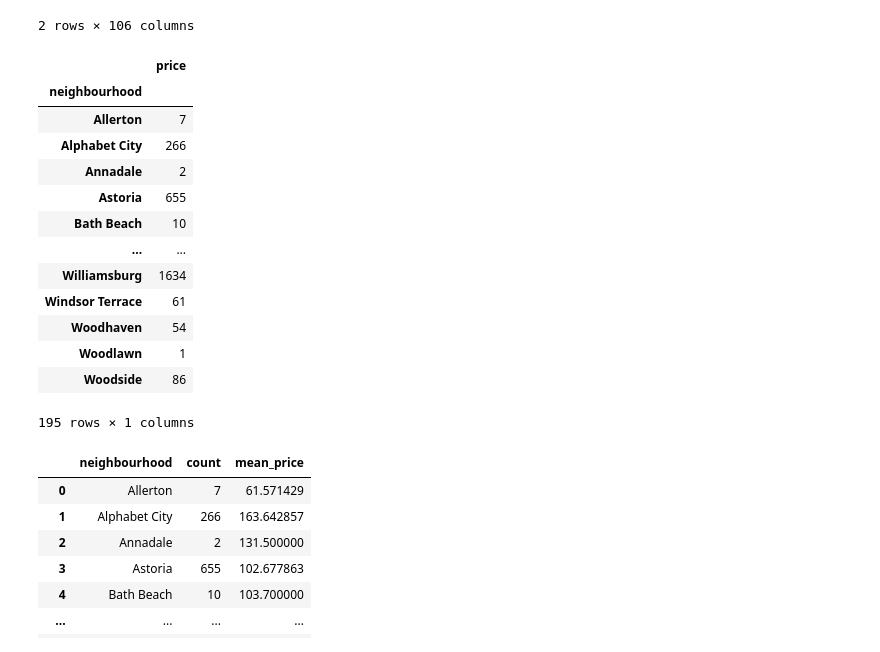
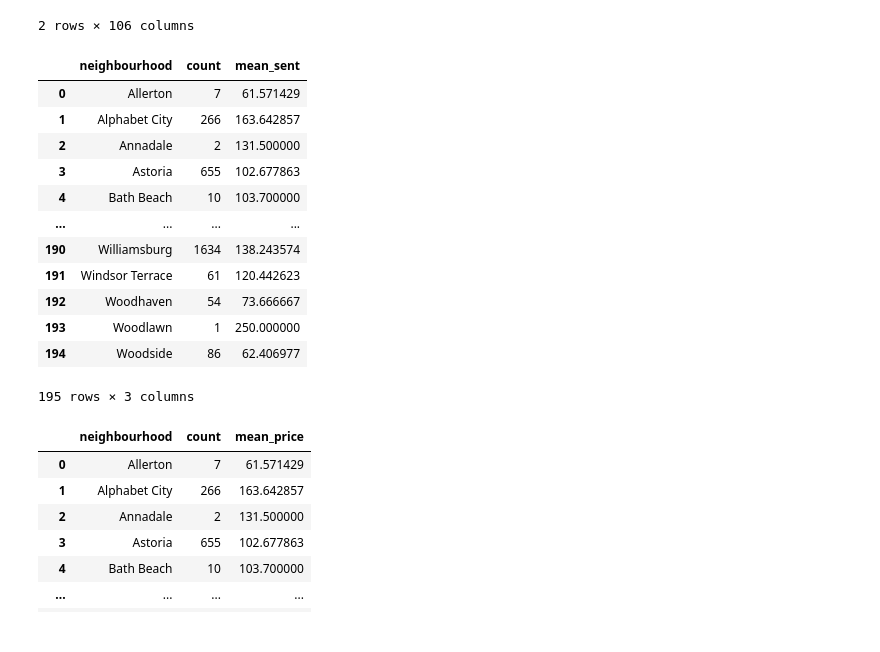
Before and after one commit to belisariomontesinos/AirBnb, a Jupyter notebook: AIrbnb.ipynb, the cells around one changed output. Drawn from its saved outputs; the diff is of its cells as text; code cells hidden in the pictures.

```diff
--- a/AIrbnb.ipynb
+++ b/AIrbnb.ipynb
@@ -162,23 +162,22 @@ canbuy.head(2)
 # %%
 #hoodgroup = pd.DataFrame(canbuy.groupby('neighbourhood')['price'].count())
 
-hoodgrpup = canbuy.groupby('neighbourhood').agg(count=('neighbourhood', 'size'), mean_sent=('price', 'mean')).reset_index()
+hoodgroup = canbuy.groupby('neighbourhood').agg(count=('neighbourhood', 'size'), mean_sent=('price', 'mean')).reset_index()
 hoodgroup
 # %% [output]
-|  | price |
-| neighbourhood |  |
-| Allerton | 7 |
-| Alphabet City | 266 |
-| Annadale | 2 |
-| Astoria | 655 |
-| Bath Beach | 10 |
-| ... | ... |
-| Williamsburg | 1634 |
-| Windsor Terrace | 61 |
-| Woodhaven | 54 |
-| Woodlawn | 1 |
-| Woodside | 86 |
+|  | neighbourhood | count | mean_sent |
+| 0 | Allerton | 7 | 61.571429 |
+| 1 | Alphabet City | 266 | 163.642857 |
+| 2 | Annadale | 2 | 131.500000 |
+| 3 | Astoria | 655 | 102.677863 |
+| 4 | Bath Beach | 10 | 103.700000 |
+| ... | ... | ... | ... |
+| 190 | Williamsburg | 1634 | 138.243574 |
+| 191 | Windsor Terrace | 61 | 120.442623 |
+| 192 | Woodhaven | 54 | 73.666667 |
+| 193 | Woodlawn | 1 | 250.000000 |
+| 194 | Woodside | 86 | 62.406977 |
-195 rows × 1 columns
+195 rows × 3 columns
 # %%
 hoodgroups = canbuy.groupby('neighbourhood').agg(count=('neighbourhood', 'size'), mean_price=('price', 'mean')).reset_index()
 hoodgroups
```
Also changed, not shown: parts of 12 cells of this notebook.
